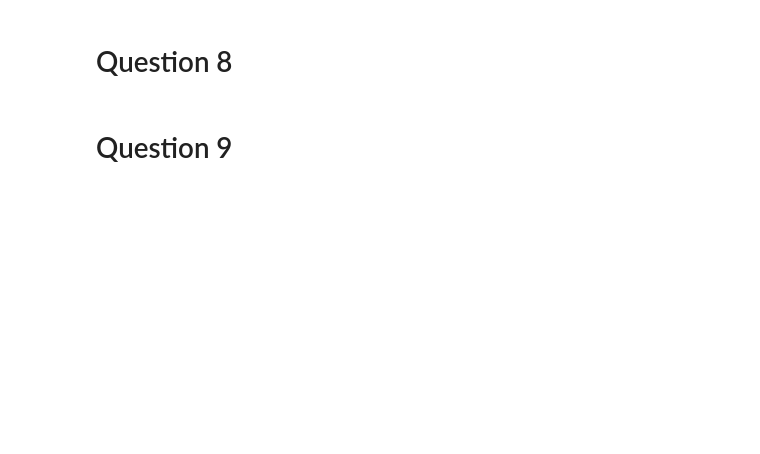
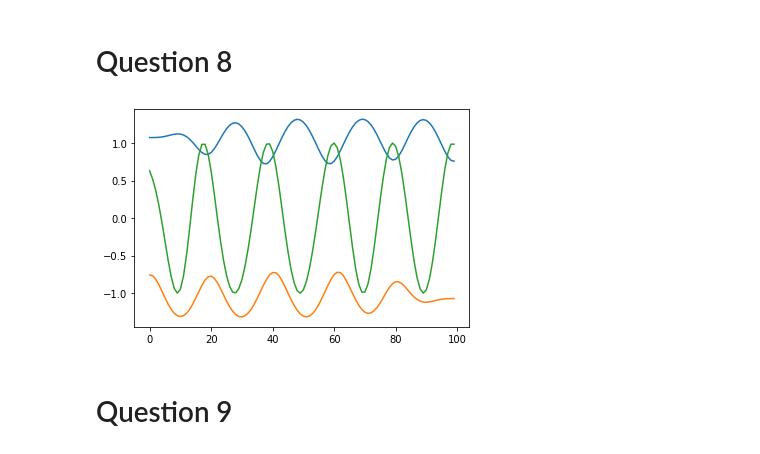
Before and after one commit to jetaehyun/ECE-3311-Projects, a Jupyter notebook: Project 3/ECE3311_Project_3.ipynb, the cells around one changed output. Cells and saved outputs as stored; diff of their text form; code cells hidden in the pictures; blank space fills up the shorter version.

```diff
--- a/Project 3/ECE3311_Project_3.ipynb
+++ b/Project 3/ECE3311_Project_3.ipynb
@@ -274,3 +268,24 @@ plt.show()
+# %%
+# Question 8
+#Problem 7
+# multiply signal
+prod = sig_am*sig_am[0]
+sampling_freq = 1 / 0.01
+# run through lfilter
+num, deno = scipy.signal.butter(5, 1200/sampling_freq**2)
+mitigated = Kentucky_Fried_Chicken(num, deno, prod)
+# upscale
+for i in range(len(mitigated)):
+    mitigated[i] += 1.15
+# plot
+plt.plot(mitigated**(1/2))
+plt.plot(np.flip((-1*mitigated**(1/2))))
+plt.plot(sig_am)
+plt.show()
+
+# ANIR DO THIS
+# %% [output]
+[figure, added]
 # %% [markdown]
 # Question 9
 # %%
```
Also changed, not shown: parts of 10 cells of this notebook.
